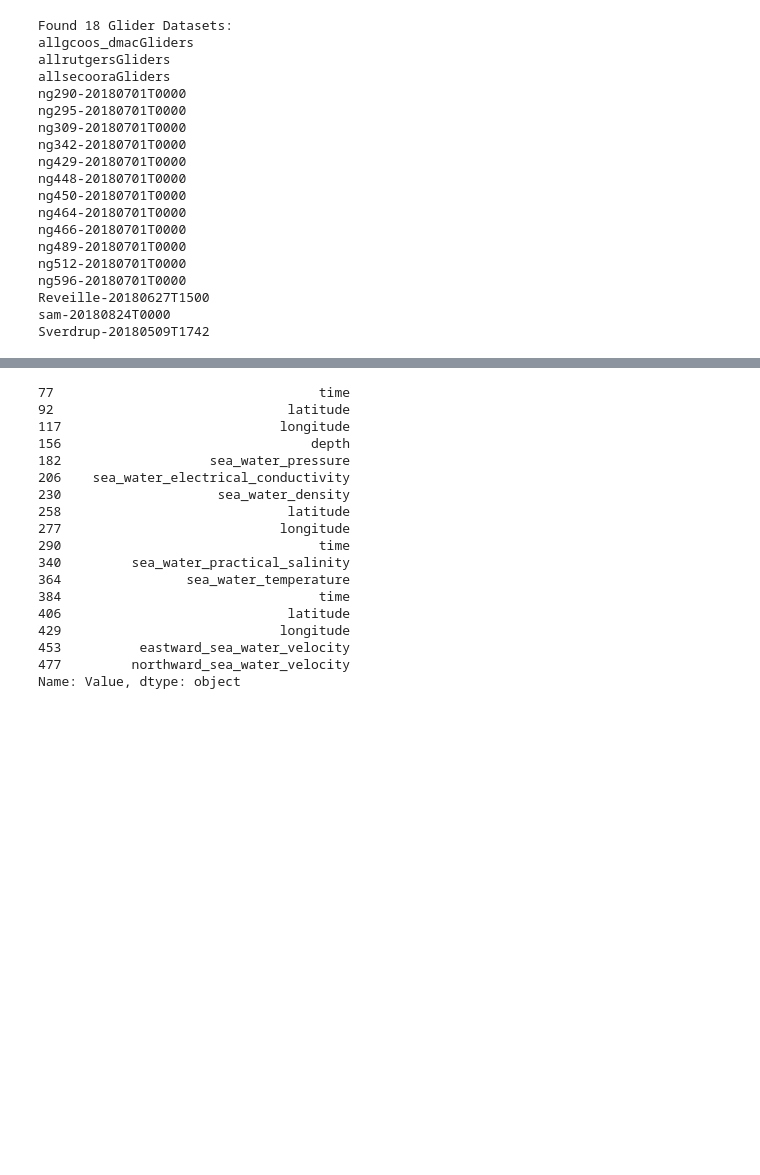
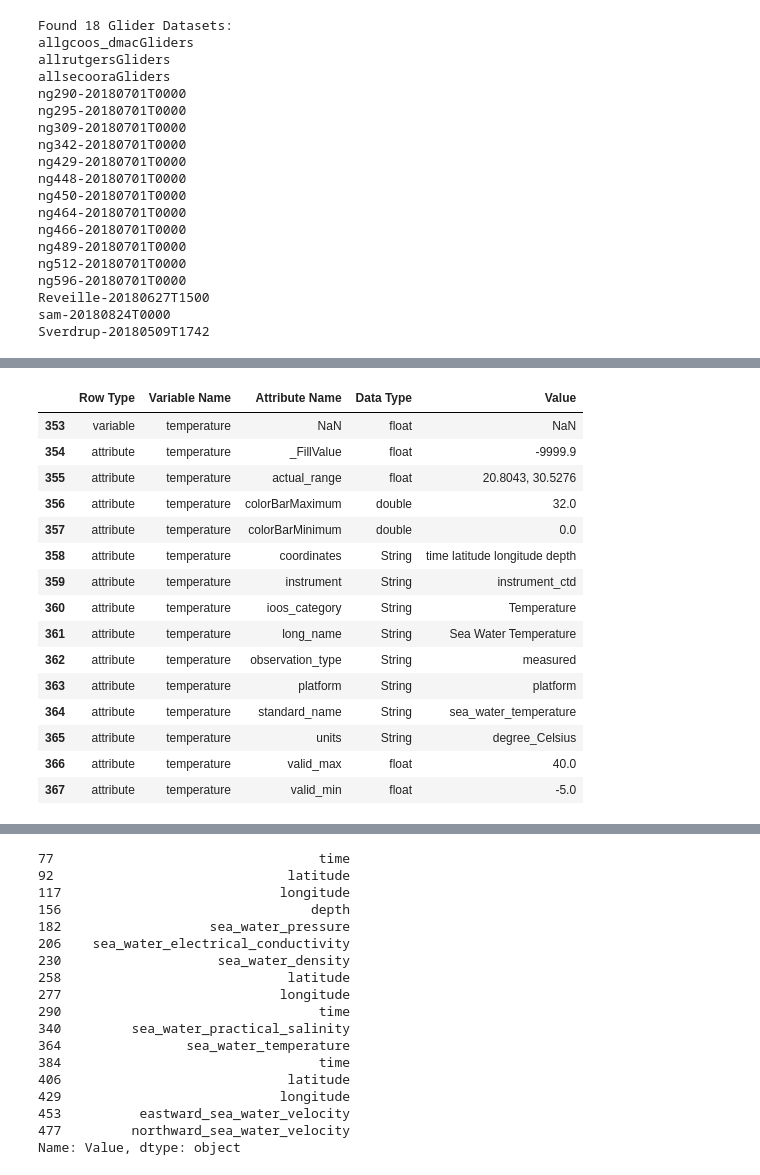
Before and after one commit to mwengren/GCOOS_meeting, a Jupyter notebook: erddapy-example.ipynb, the cells around one changed output, grey strips where cells are left out. Saved outputs shown, nothing was run; the diff lists cells and outputs as text; code cells hidden in the pictures; blank space fills up the shorter version.

```diff
--- a/erddapy-example.ipynb
+++ b/erddapy-example.ipynb
@@ -83,0 +131,19 @@ info.head()
+# %%
+info.loc[info['Variable Name'] == 'temperature']
+# %% [output]
+|  | Row Type | Variable Name | Attribute Name | Data Type | Value |
+| 353 | variable | temperature | NaN | float | NaN |
+| 354 | attribute | temperature | _FillValue | float | -9999.9 |
+| 355 | attribute | temperature | actual_range | float | 20.8043, 30.5276 |
+| 356 | attribute | temperature | colorBarMaximum | double | 32.0 |
+| 357 | attribute | temperature | colorBarMinimum | double | 0.0 |
+| 358 | attribute | temperature | coordinates | String | time latitude longitude depth |
+| 359 | attribute | temperature | instrument | String | instrument_ctd |
+| 360 | attribute | temperature | ioos_category | String | Temperature |
+| 361 | attribute | temperature | long_name | String | Sea Water Temperature |
+| 362 | attribute | temperature | observation_type | String | measured |
+| 363 | attribute | temperature | platform | String | platform |
+| 364 | attribute | temperature | standard_name | String | sea_water_temperature |
+| 365 | attribute | temperature | units | String | degree_Celsius |
+| 366 | attribute | temperature | valid_max | float | 40.0 |
+| 367 | attribute | temperature | valid_min | float | -5.0 |
```
Also changed, not shown: parts of 20 cells of this notebook.
